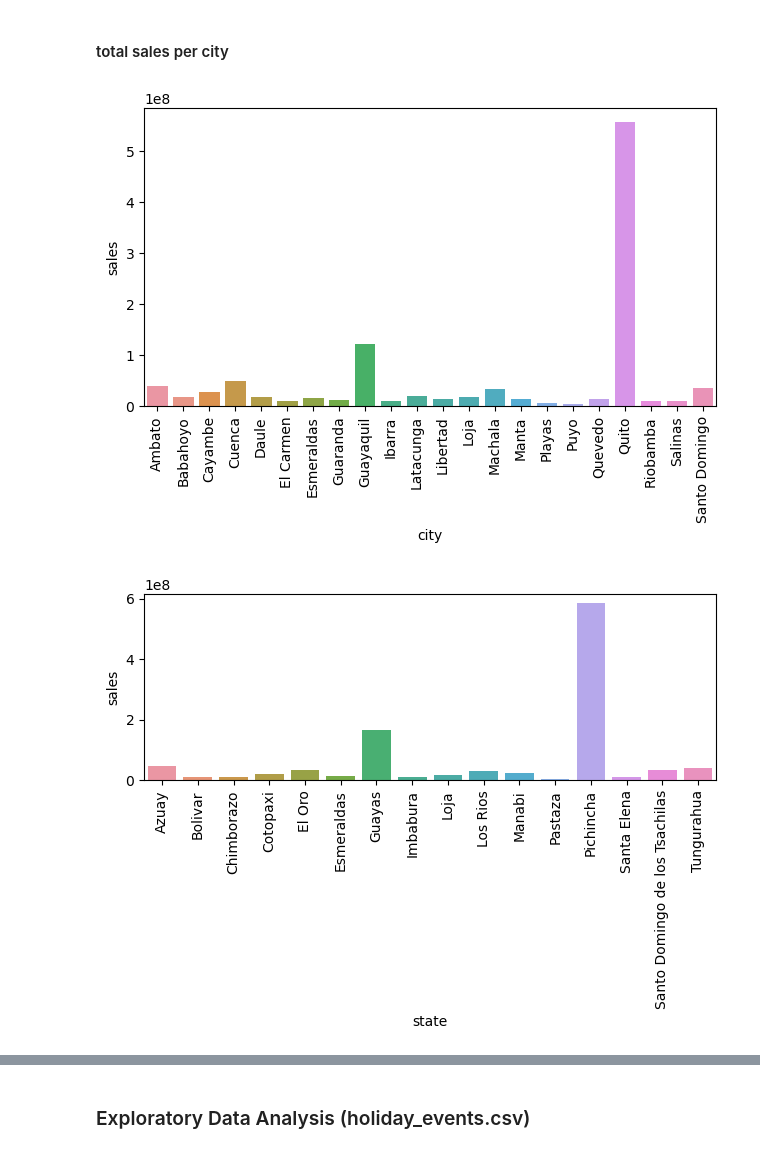
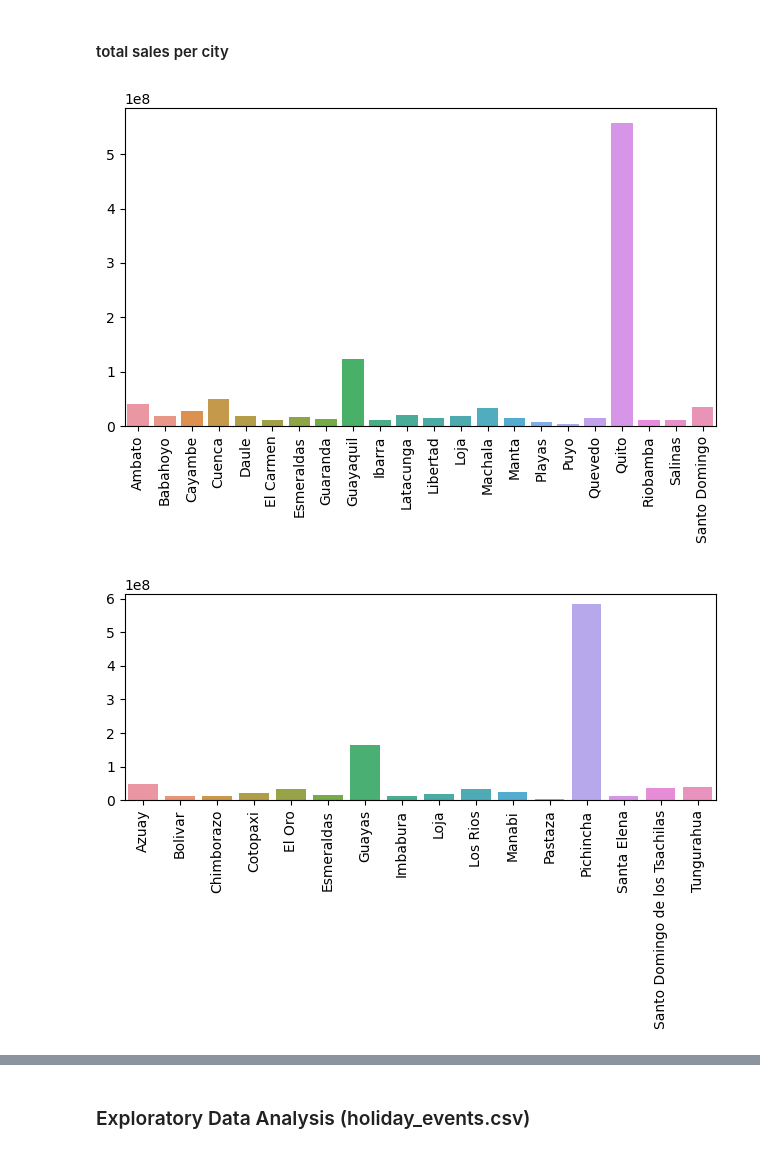
Before and after one commit to Techn08055/Sales_Forcast, a Jupyter notebook: First_Cycle.ipynb, the cells around one changed output, grey strips where cells are left out. Drawn from its saved outputs; the diff is of its cells as text; code cells hidden in the pictures.

```diff
--- a/First_Cycle.ipynb
+++ b/First_Cycle.ipynb
@@ -360,19 +287,19 @@ store_sales.shape
 # %%
 grouped_data = store_sales.groupby('city')['sales'].sum()
 grouped_data = pd.DataFrame(grouped_data).reset_index()
-sns.barplot(data=grouped_data,  x='city', y='sales')
+sns.barplot(x=grouped_data['city'].values.tolist(), y=grouped_data['sales'].values.tolist())
 plt.xticks(rotation=90)
 plt.tight_layout()
 # %% [output]
-[figure, old version]
+[figure, new version]
 # %%
 grouped_data = store_sales.groupby('state')['sales'].sum()
 grouped_data = pd.DataFrame(grouped_data).reset_index()
-sns.barplot(data=grouped_data,  x='state', y='sales')
+sns.barplot(x=grouped_data['state'].values.tolist(), y=grouped_data['sales'].values.tolist())
 plt.xticks(rotation=90)
 plt.tight_layout()
 # %% [output]
-[figure, old version]
+[figure, new version]
 # %%
 grouped_data = store_sales.groupby('type')['sales'].sum()
 grouped_data = pd.DataFrame(grouped_data).reset_index()
```
Also changed, not shown: parts of 11 cells of this notebook, 1 other file.
